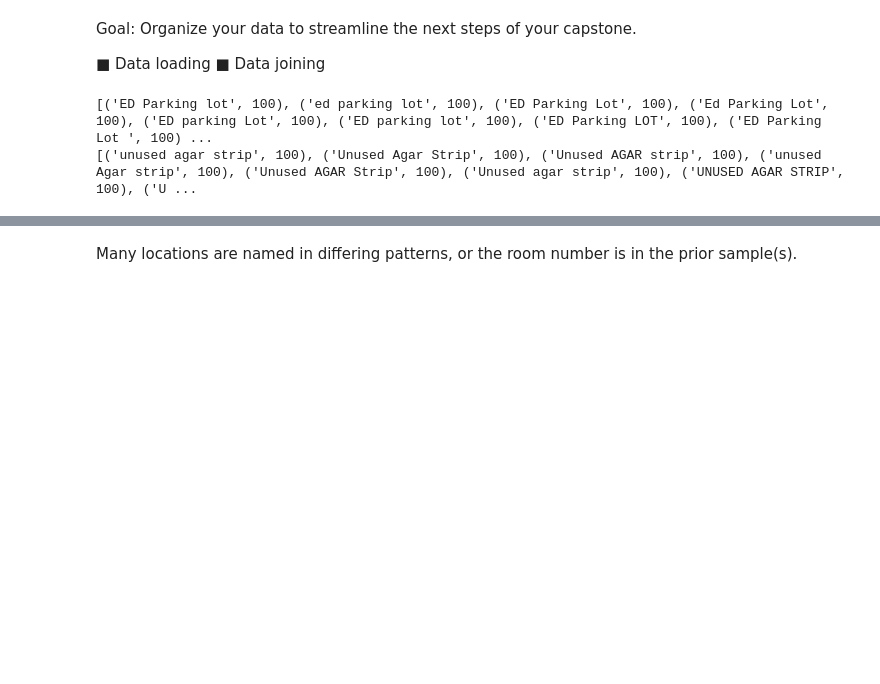
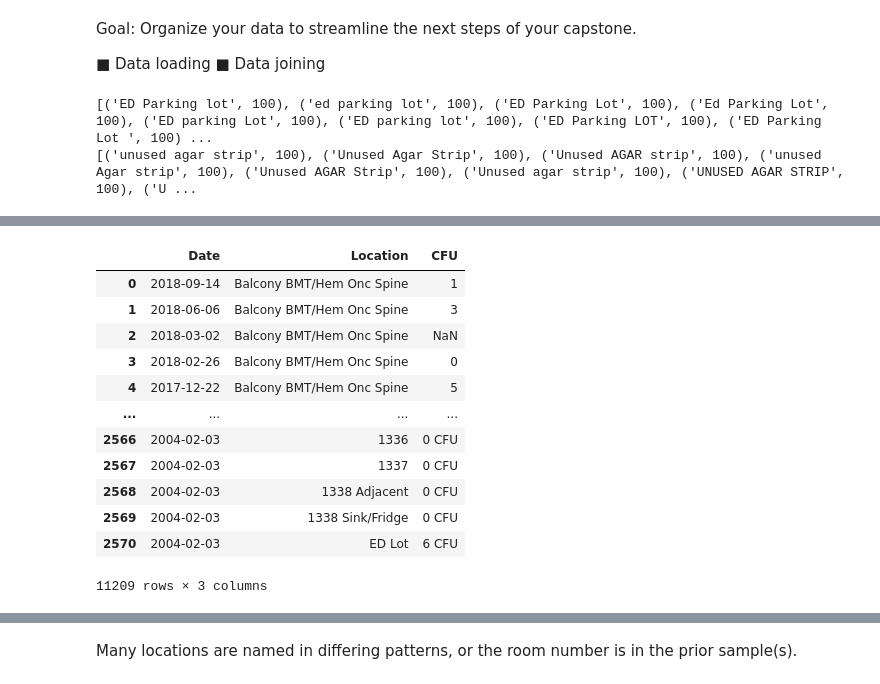
Before and after one commit to jamesclay06/Springboard, a Jupyter notebook: ViableSamplingProject/ViableAirSampling.ipynb, the cells around one changed output, grey strips where cells are left out. Cells and saved outputs as stored; diff of their text form; code cells hidden in the pictures; blank space fills up the shorter version.

```diff
--- a/ViableSamplingProject/ViableAirSampling.ipynb
+++ b/ViableSamplingProject/ViableAirSampling.ipynb
@@ -14,9 +14,9 @@ import glob
 from fuzzywuzzy import fuzz
 from fuzzywuzzy import process
 
-df1 = pd.read_excel(r'data\filt_cfus.xlsx', sheet_name = [1], header=3, dtype={'Date': dt.date}, index_col=0, parse_dates=True)
-df2 = pd.read_excel(r'data\filt_cfus.xlsx', sheet_name = [2], header=1, dtype={'Date': dt.date}, index_col=0, parse_dates=True)
-df3 = pd.read_excel(r'data\filt_cfus.xlsx', sheet_name = [0], index_col=0, parse_dates=True)
+df1 = pd.read_excel(r'data\filt_cfus.xlsx', sheet_name = [1], header=3, dtype={'Date': dt.date}, index_col=None, parse_dates=True)
+df2 = pd.read_excel(r'data\filt_cfus.xlsx', sheet_name = [2], header=1, dtype={'Date': dt.date}, index_col=None, parse_dates=True)
+df3 = pd.read_excel(r'data\filt_cfus.xlsx', sheet_name = [0], index_col=None, parse_dates=True)
 
 dfW = df1[1]
 dfE = df2[2]
@@ -24,10 +24,10 @@ dfAH = df3[0]
 # dfW is the first hospital's CFU air sampling data.
 # dfE is the second hospital's CFU air sampling data.
 # dfAH is both hopsital's ad hoc CFU air sampling data.
-df4 = pd.read_excel('data\VADIC.xlsx', sheet_name = [1], index_col=0, parse_dates=True)
-df5 = pd.read_excel('data\VADIC.xlsx', sheet_name = [2], index_col=0, parse_dates=True)
-df6 = pd.read_excel('data\VADMC.xlsx', index_col=0, parse_dates=True)
-dfMC = pd.read_excel('data\VADMC.xlsx', index_col=0, parse_dates=True)
+df4 = pd.read_excel('data\VADIC.xlsx', sheet_name = [1], index_col=None, parse_dates=True)
+df5 = pd.read_excel('data\VADIC.xlsx', sheet_name = [2], index_col=None, parse_dates=True)
+df6 = pd.read_excel('data\VADMC.xlsx', index_col=None, parse_dates=True)
+dfMC = pd.read_excel('data\VADMC.xlsx', index_col=None, parse_dates=True)
 
 dfIC = df4[1]
 dfAHA = df5[2]
@@ -151,0 +221,17 @@ Index([             'Date',          'Location', 2018-11-27 00:00:00,
+# %%
+df_CFU = pd.concat([dfE_melt,dfW_melt, dfAH])
+df_CFU
+# %% [output]
+|  | Date | Location | CFU |
+| 0 | 2018-09-14 | Balcony BMT/Hem Onc Spine | 1 |
+| 1 | 2018-06-06 | Balcony BMT/Hem Onc Spine | 3 |
+| 2 | 2018-03-02 | Balcony BMT/Hem Onc Spine | NaN |
+| 3 | 2018-02-26 | Balcony BMT/Hem Onc Spine | 0 |
+| 4 | 2017-12-22 | Balcony BMT/Hem Onc Spine | 5 |
+| ... | ... | ... | ... |
+| 2566 | 2004-02-03 | 1336 | 0 CFU |
+| 2567 | 2004-02-03 | 1337 | 0 CFU |
+| 2568 | 2004-02-03 | 1338 Adjacent | 0 CFU |
+| 2569 | 2004-02-03 | 1338 Sink/Fridge | 0 CFU |
+| 2570 | 2004-02-03 | ED Lot | 6 CFU |
+11209 rows × 3 columns
```
Also changed, not shown: parts of 26 cells of this notebook.
